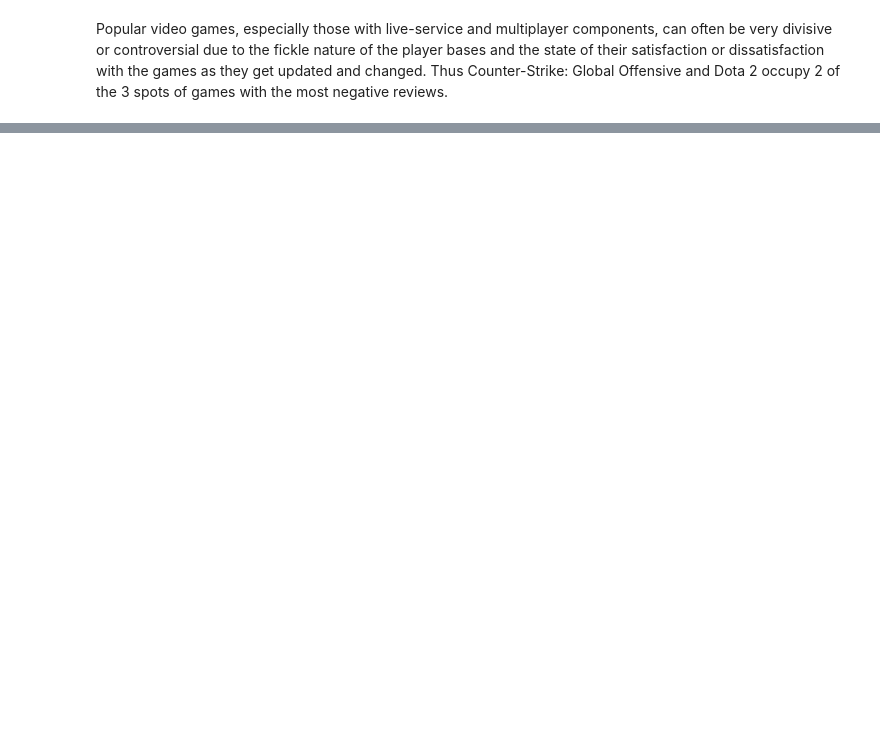
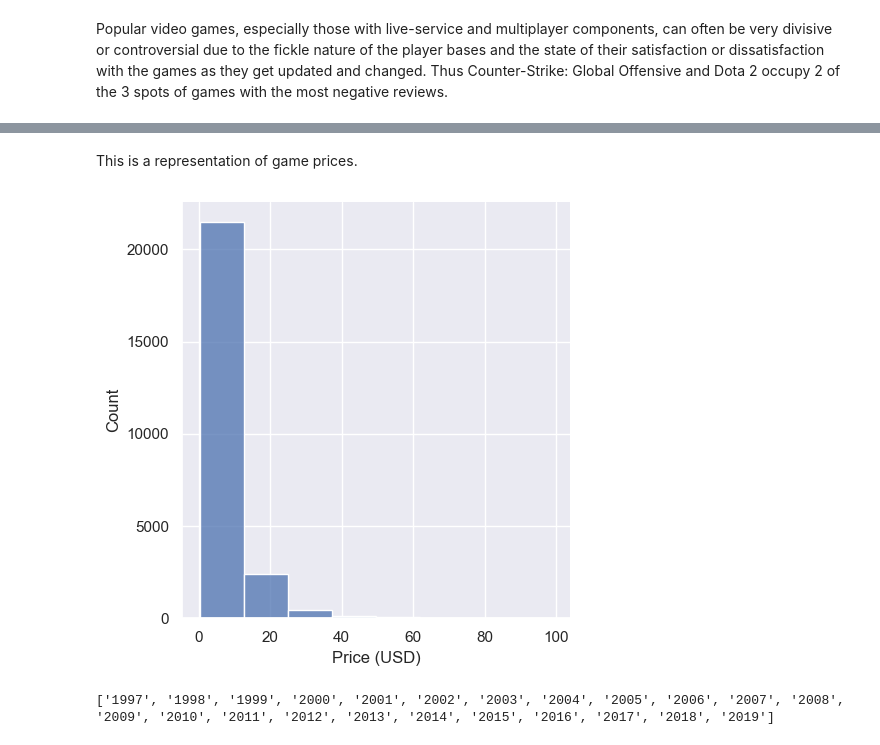
Before and after one commit to paulosuchoj/steam-data-analysis, a Jupyter notebook: steam-data-analysis.ipynb, the cells around one changed output, grey strips where cells are left out. Cells and saved outputs as stored; diff of their text form; code cells hidden in the pictures; blank space fills up the shorter version.

```diff
--- a/steam-data-analysis.ipynb
+++ b/steam-data-analysis.ipynb
@@ -249,0 +348,14 @@ Popular video games, especially those with live-service and multiplayer componen
+# %% [markdown]
+This is a representation of game prices.
+# %%
+game_prices = steam_df[(steam_df["price"] > 0.00) & (steam_df.price <= 100)]["price"]
+
+g = sns.displot(data=game_prices, bins=8).set_xlabels(label='Price (USD)')
+plt.grid()
+plt.show()
+# %% [output]
+[figure, added]
+# %%
+print(sorted(steam_df["release_year"].unique()))
+# %% [output]
+['1997', '1998', '1999', '2000', '2001', '2002', '2003', '2004', '2005', '2006', '2007', '2008', '2009', '2010', '2011', '2012', '2013', '2014', '2015', '2016', '2017', '2018', '2019']
```
Also changed, not shown: parts of 37 cells of this notebook.
